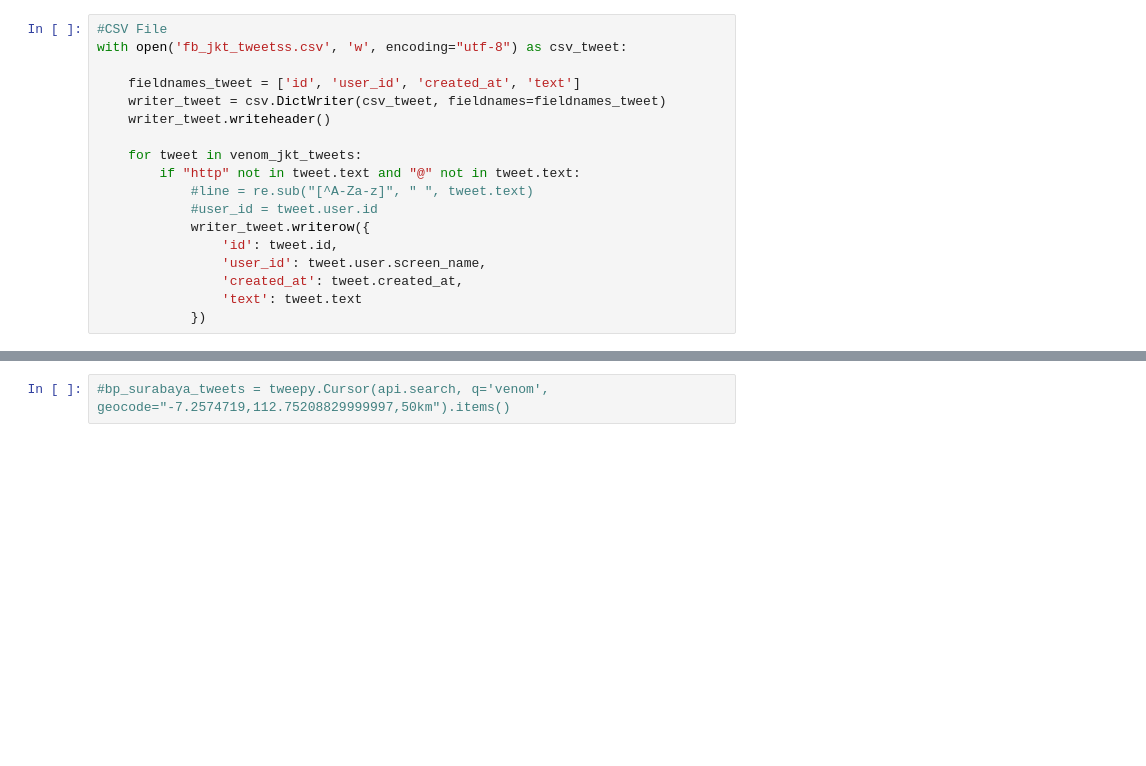
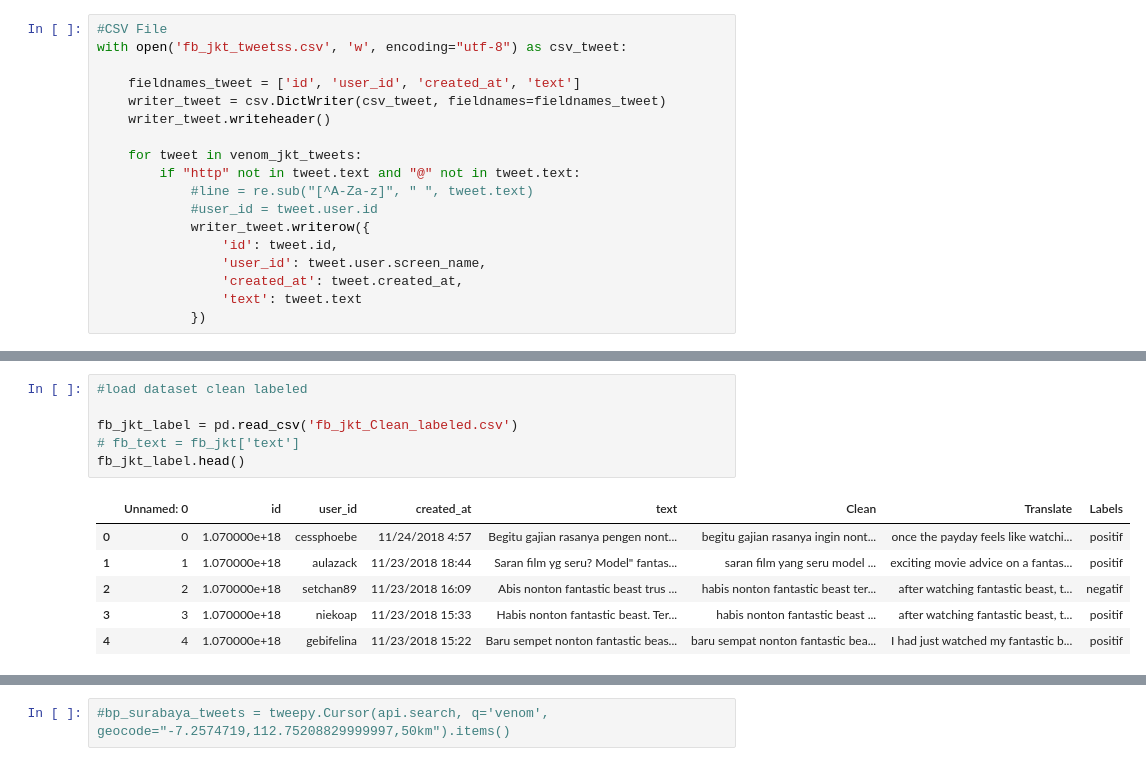
Before and after one commit to Ardhynata/SentimentAnalysisVenom, a Jupyter notebook: Venom.ipynb, the cells around one changed output, grey strips where cells are left out. Cells and saved outputs as stored; diff of their text form; blank space fills up the shorter version.

```diff
--- a/Venom.ipynb
+++ b/Venom.ipynb
@@ -153,0 +206,13 @@ fb_jkt.head(20)
+# %%
+#load dataset clean labeled
+
+fb_jkt_label = pd.read_csv('fb_jkt_Clean_labeled.csv')
+# fb_text = fb_jkt['text']
+fb_jkt_label.head()
+# %% [output]
+|  | Unnamed: 0 | id | user_id | created_at | text | Clean | Translate | Labels |
+| 0 | 0 | 1.070000e+18 | cessphoebe | 11/24/2018 4:57 | Begitu gajian rasanya pengen nont... | begitu gajian rasanya ingin nont... | once the payday feels like watchi... | positif |
+| 1 | 1 | 1.070000e+18 | aulazack | 11/23/2018 18:44 | Saran film yg seru? Model" fantas... | saran film yang seru model ... | exciting movie advice on a fantas... | positif |
+| 2 | 2 | 1.070000e+18 | setchan89 | 11/23/2018 16:09 | Abis nonton fantastic beast trus ... | habis nonton fantastic beast ter... | after watching fantastic beast, t... | negatif |
+| 3 | 3 | 1.070000e+18 | niekoap | 11/23/2018 15:33 | Habis nonton fantastic beast. Ter... | habis nonton fantastic beast ... | after watching fantastic beast, t... | positif |
+| 4 | 4 | 1.070000e+18 | gebifelina | 11/23/2018 15:22 | Baru sempet nonton fantastic beas... | baru sempat nonton fantastic bea... | I had just watched my fantastic b... | positif |
```
Also changed, not shown: parts of 15 cells of this notebook, 12 other files.
